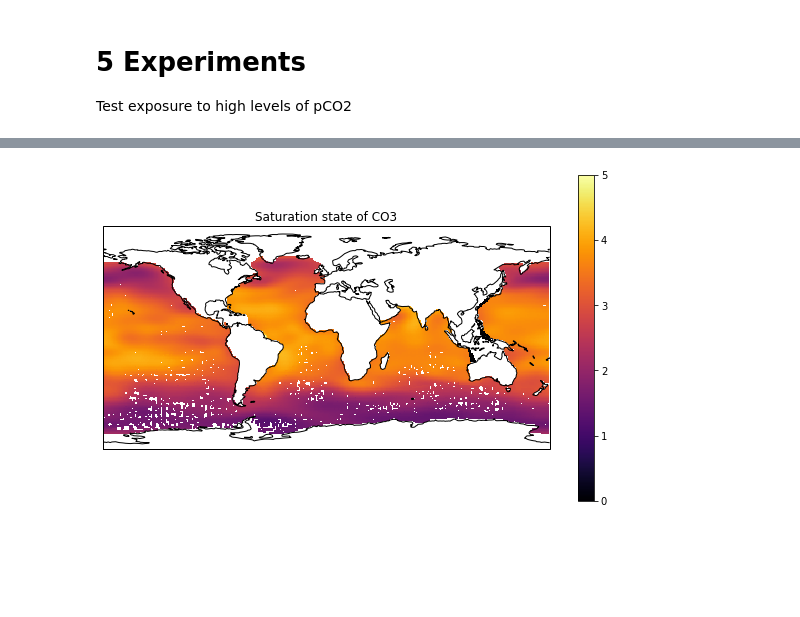
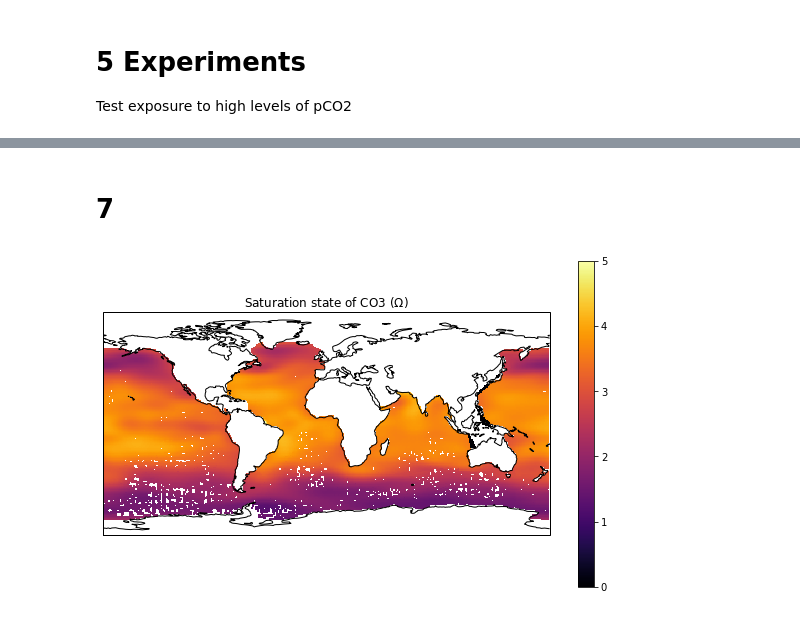
Before and after one commit to drdunmire1417/BGC_HW, a Jupyter notebook: HW9/HW9.ipynb, the cells around one changed output, grey strips where cells are left out. Drawn from its saved outputs; the diff is of its cells as text; code cells hidden in the pictures; blank space fills up the shorter version.

```diff
--- a/HW9/HW9.ipynb
+++ b/HW9/HW9.ipynb
@@ -162,3 +166,5 @@ Changing elemental stoichiometries is one of the few mechanisms by which biology
+# %% [markdown]
+# 7
 # %%
 alk = loadmat('Alk.mat')['Alk'] #micro-mol/kg
 DIC = loadmat('DIC.mat')['DIC'] #micro-mol/kg
@@ -194,20 +200,20 @@ for i in range(x):
 # %%
 CO3_sat = 65
 sat_state = CO3/CO3_sat
 
 plt.figure(figsize=(10,6))
 
 ax = plt.axes(projection=ccrs.PlateCarree())
-plt.title('Saturation state of CO3')
+plt.title('Saturation state of CO3 ($\Omega$)')
 ax.coastlines()
 
 plt.pcolormesh(lon, lat, sat_state ,cmap = 'inferno',vmin= 0, vmax = 5,transform=ccrs.PlateCarree())
 plt.xlabel('longitude')
 plt.ylabel('latitude')
 m = plt.cm.ScalarMappable(cmap='inferno')
 m.set_array(sat_state)
 m.set_clim(0, 5)
 plt.colorbar(m)
 plt.show()
 # %% [output]
-[figure, old version]
+[figure, new version]
```
Also changed, not shown: parts of 10 cells of this notebook, 2 other files.
